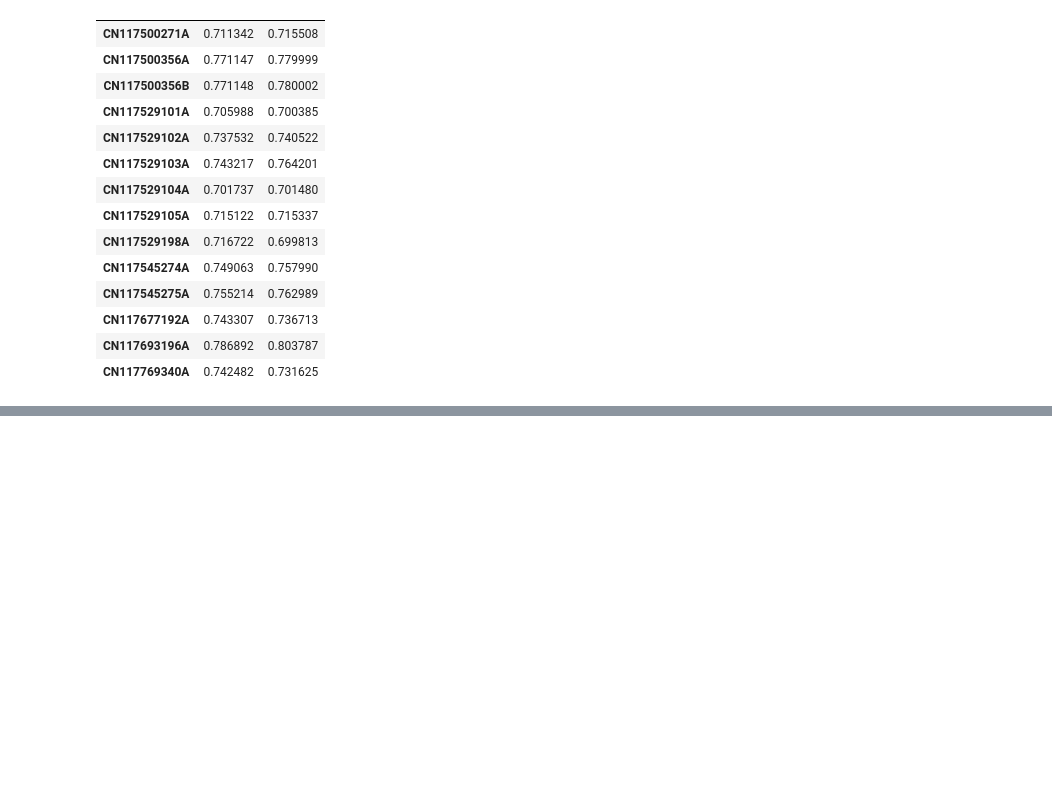
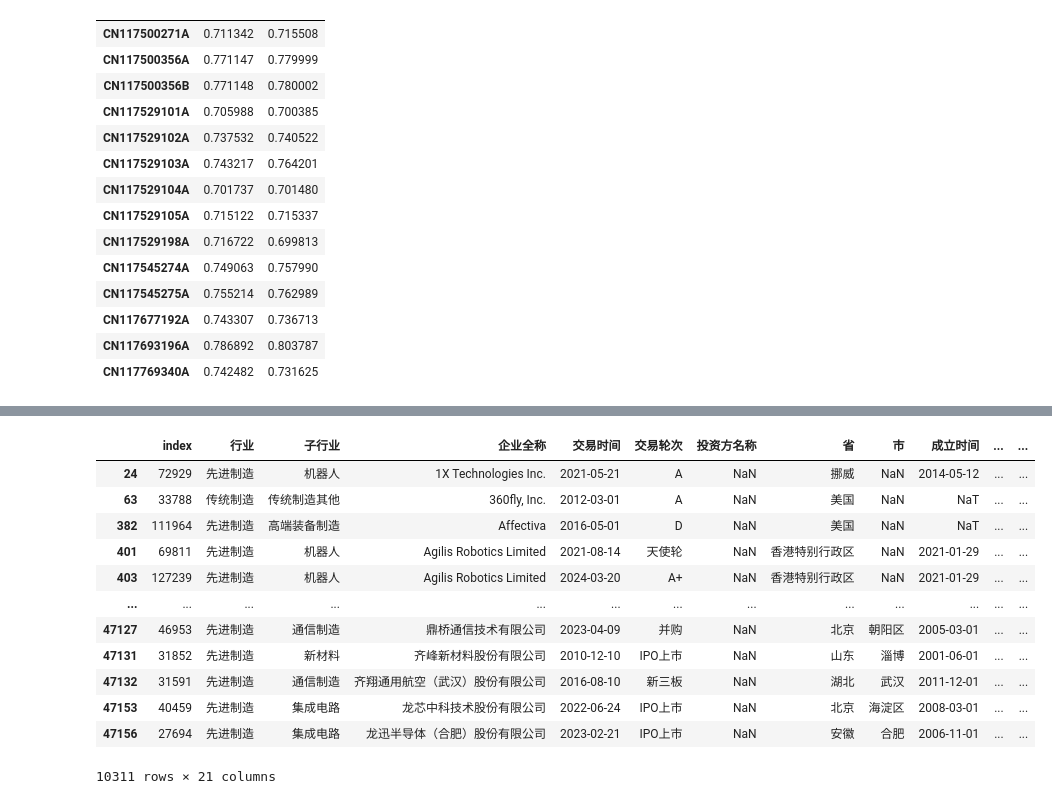
Before and after one commit to ideatechresearch/patent_invest, a Jupyter notebook: 制造业融资专利技术相似性 .ipynb, the cells around one changed output, grey strips where cells are left out. Cells and saved outputs as stored; diff of their text form; code cells hidden in the pictures; blank space fills up the shorter version.

```diff
--- a/制造业融资专利技术相似性 .ipynb
+++ b/制造业融资专利技术相似性 .ipynb
@@ -2451,0 +2832,5 @@ ipc_id_ct.to_excel('data\传统制造专利层面ipc_technet技术相似性_2.xl
+# %%
+%%time
+mask=(invest_co['all']==0)
+invest_co.loc[mask,'vc_first']=invest_co[mask].apply(get_vc_first2,axis=1)
+counts
@@ -2451,0 +2861,16 @@ ipc_id_ct.to_excel('data\传统制造专利层面ipc_technet技术相似性_2.xl
+# %%
+invest_co[invest_co['vc_first'].isna()]
+# %% [output]
+|  | index | 行业 | 子行业 | 企业全称 | 交易时间 | 交易轮次 | 投资方名称 | 省 | 市 | 成立时间 | ... | ... |
+| 24 | 72929 | 先进制造 | 机器人 | 1X Technologies Inc. | 2021-05-21 | A | NaN | 挪威 | NaN | 2014-05-12 | ... | ... |
+| 63 | 33788 | 传统制造 | 传统制造其他 | 360fly, Inc. | 2012-03-01 | A | NaN | 美国 | NaN | NaT | ... | ... |
+| 382 | 111964 | 先进制造 | 高端装备制造 | Affectiva | 2016-05-01 | D | NaN | 美国 | NaN | NaT | ... | ... |
+| 401 | 69811 | 先进制造 | 机器人 | Agilis Robotics Limited | 2021-08-14 | 天使轮 | NaN | 香港特别行政区 | NaN | 2021-01-29 | ... | ... |
+| 403 | 127239 | 先进制造 | 机器人 | Agilis Robotics Limited | 2024-03-20 | A+ | NaN | 香港特别行政区 | NaN | 2021-01-29 | ... | ... |
+| ... | ... | ... | ... | ... | ... | ... | ... | ... | ... | ... | ... | ... |
+| 47127 | 46953 | 先进制造 | 通信制造 | 鼎桥通信技术有限公司 | 2023-04-09 | 并购 | NaN | 北京 | 朝阳区 | 2005-03-01 | ... | ... |
+| 47131 | 31852 | 先进制造 | 新材料 | 齐峰新材料股份有限公司 | 2010-12-10 | IPO上市 | NaN | 山东 | 淄博 | 2001-06-01 | ... | ... |
+| 47132 | 31591 | 先进制造 | 通信制造 | 齐翔通用航空（武汉）股份有限公司 | 2016-08-10 | 新三板 | NaN | 湖北 | 武汉 | 2011-12-01 | ... | ... |
+| 47153 | 40459 | 先进制造 | 集成电路 | 龙芯中科技术股份有限公司 | 2022-06-24 | IPO上市 | NaN | 北京 | 海淀区 | 2008-03-01 | ... | ... |
+| 47156 | 27694 | 先进制造 | 集成电路 | 龙迅半导体（合肥）股份有限公司 | 2023-02-21 | IPO上市 | NaN | 安徽 | 合肥 | 2006-11-01 | ... | ... |
+10311 rows × 21 columns
```
Also changed, not shown: parts of 99 cells of this notebook, 13 other files.
